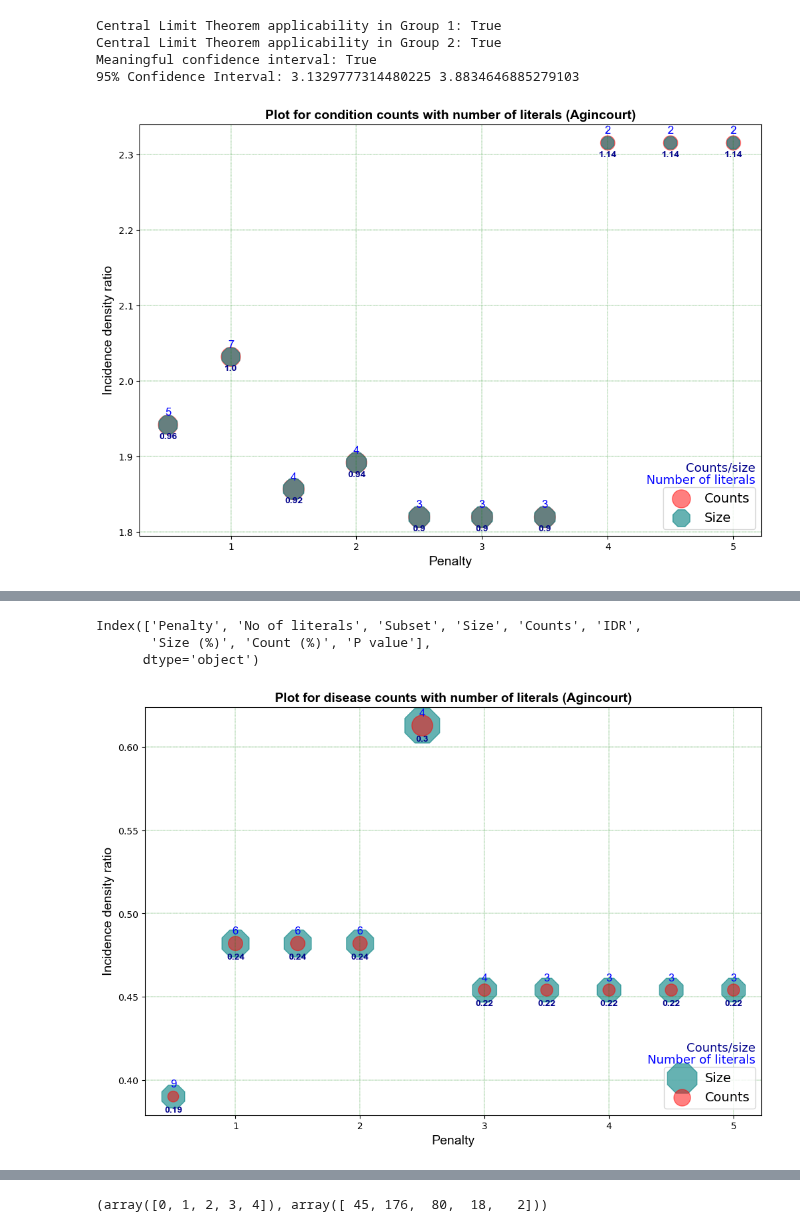
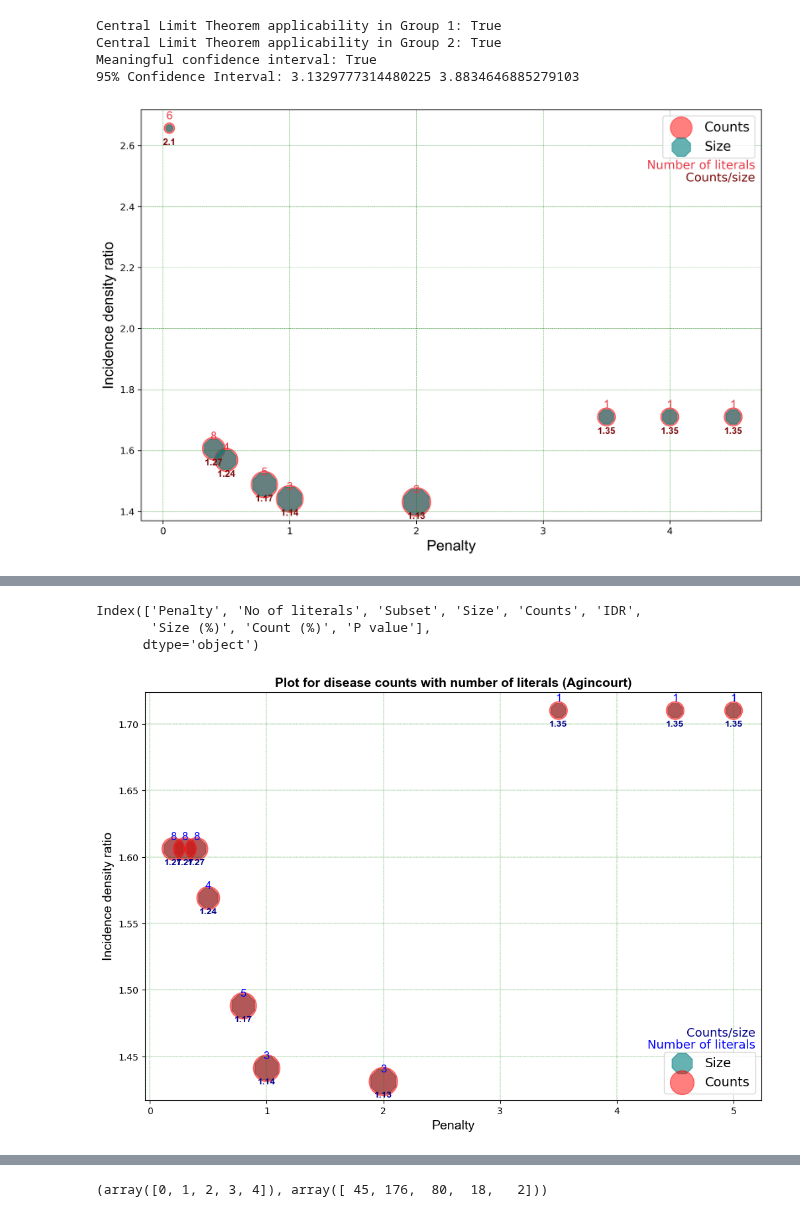
Before and after one commit to kayvinsoo7/HAALSI_work, a Jupyter notebook: mdscan-master/Poisson_scoring2.ipynb, the cells around one changed output, grey strips where cells are left out. Saved outputs shown, nothing was run; the diff lists cells and outputs as text; code cells hidden in the pictures.

```diff
--- a/mdscan-master/Poisson_scoring2.ipynb
+++ b/mdscan-master/Poisson_scoring2.ipynb
@@ -130,7 +130,7 @@ plt.show()
 # %% [output]
 [figure]
 # %%
-data = pd.read_csv('/Users/kayadetunji/Downloads/HAALSI_work/mdscan-master/project2_data_26_02_24_autostrat1.csv').drop(columns = ['study_id']).fillna(-999)
+data = pd.read_csv('../sets/project2_data_26_02_24_autostrat1.csv').drop(columns = ['study_id']).fillna(-999)
 
 target_cols = ['diabetes_status_c_phase1', 'ckd_c_phase1', 'cvd_status_phase1', 'hypertension_status_c_phase1']
 data.head()
@@ -1022,7 +1025,7 @@ scanner = MDSS(scoring_function)
 # penalty_values = [0.5, 1, 1.5, 2, 2.5, 3, 3.5, 4, 4.5, 10]
 # penalty_values = [0.3, 0.8, 1.0, 2.1, 3.5,4.5,5.5,6.5,7.5] # High risk Nairobi
 # penalty_values = [0.05, 0.1, 0.2, 0.5,0.8, 1.0,2.0,3.5, 4.5, 6.5, 9.5] # Low risk
-penalty_values = [0.2, 0.3, 0.4, 0.5,0.8, 1.0,2.0,3.5] # High risk
+penalty_values = [0.05, 0.4, 0.5, 0.8, 1.0,2.0,3.5, 4.0, 4.5] # High risk
 # penalty_values = [0.13, 0.8, 1.0, 3.5, 8.5,20.5] # Low risk
 num_iters = 10
 # Initialize empty lists to store results
@@ -2208,43 +2208,43 @@ import matplotlib.path as mpath
 # }
 
 df = results_df.copy()
 df['count/size']=np.round(df['Counts']/df['Size'],2)
 
 # Plotting
-fig=plt.figure(figsize=(12, 8))
+fig=plt.figure(figsize=(12, 8),dpi=300)
 ax = fig.add_subplot()
 
 # Plot Odds for Bernoulli
 # plt.scatter(df['penalty'], df['IDR'], s=df['size']*2, label='Size', alpha=0.7)
 
 # Plot counts
 plt.scatter(df['Penalty'], df['IDR'], s=df['Counts']*2, marker='o', label='Counts', color='red', alpha=0.5)
 # Plot size
 plt.scatter(df['Penalty'], df['IDR'], s=df['Size']*2, marker='8', label='Size', color='teal', alpha=0.6)
 # Plot Odds for Bernoulli
 # plt.plot(df['penalty'], df['IDR'], marker='*', label='Bernoulli')
 
 # Annotate the size values for Bernoulli
 for i, txt in enumerate(df['No of literals']):
-    plt.annotate(txt, (df['Penalty'][i], df['IDR'][i]), textcoords="offset points", xytext=(0,10), ha='center', fontname="Arial", fontsize=12, color='blue')
+    plt.annotate(txt, (df['Penalty'][i], df['IDR'][i]), textcoords="offset points", xytext=(0,10), ha='center', fontname="Arial", fontsize=12, color='#e63946')
 
 # Annotate the size values for Bernoulli
 for i, txt in enumerate(df['count/size']):
-    plt.annotate(txt, (df['Penalty'][i], df['IDR'][i]), textcoords="offset points", xytext=(0,-15), ha='center', fontname="Arial",fontweight="bold", color='darkblue')
+    plt.annotate(txt, (df['Penalty'][i], df['IDR'][i]), textcoords="offset points", xytext=(0,-18), ha='center', fontname="Arial",fontweight="bold", color='#780000')
 
 # Add labels and title
-plt.xlabel('Penalty', fontsize=14, fontname="Arial")
-plt.ylabel('Incidence density ratio', fontsize=14, fontname="Arial")
-plt.title('Plot for condition counts with number of literals (Agincourt)', fontname="Arial", fontsize=14,fontweight="bold")
-plt.legend(fontsize="14",loc='lower right')
+plt.xlabel('Penalty', fontsize=16, fontname="Arial")
+plt.ylabel('Incidence density ratio', fontsize=16, fontname="Arial")
+# plt.title('Plot for condition counts with number of literals (Agincourt)', fontname="Arial", fontsize=14,fontweight="bold")
+plt.legend(fontsize="14",loc='upper right')
 # plt.text(1, 2, 'Normal Font',  fontsize=16)
-ax.text(0.99, 0.12, 'Number of literals',verticalalignment='bottom', horizontalalignment='right',transform=ax.transAxes,color='blue', fontsize=13)
-ax.text(0.99, 0.15, 'Counts/size',verticalalignment='bottom', horizontalalignment='right',transform=ax.transAxes,color='darkblue', fontsize=13)
+ax.text(0.99, 0.85, 'Number of literals',verticalalignment='bottom', horizontalalignment='right',transform=ax.transAxes,color='#e63946', fontsize=13)
+ax.text(0.99, 0.82, 'Counts/size',verticalalignment='bottom', horizontalalignment='right',transform=ax.transAxes,color='#780000', fontsize=13)
 plt.grid(color = 'green', linestyle = '--', linewidth = 0.3)
 # Show the plot
 plt.show()
 # %% [output]
-[figure, old version]
+[figure, new version]
 # %%
 import pandas as pd
 import numpy as np
@@ -2423,7 +2423,7 @@ plt.grid(color = 'green', linestyle = '--', linewidth = 0.3)
 # Show the plot
 plt.show()
 # %% [output]
-[figure, old version]
+[figure, new version]
 # %%
 results_df = pd.DataFrame({
     'Penalty': penalty_values,
```
Also changed, not shown: parts of 8 cells of this notebook, 3 other files.
